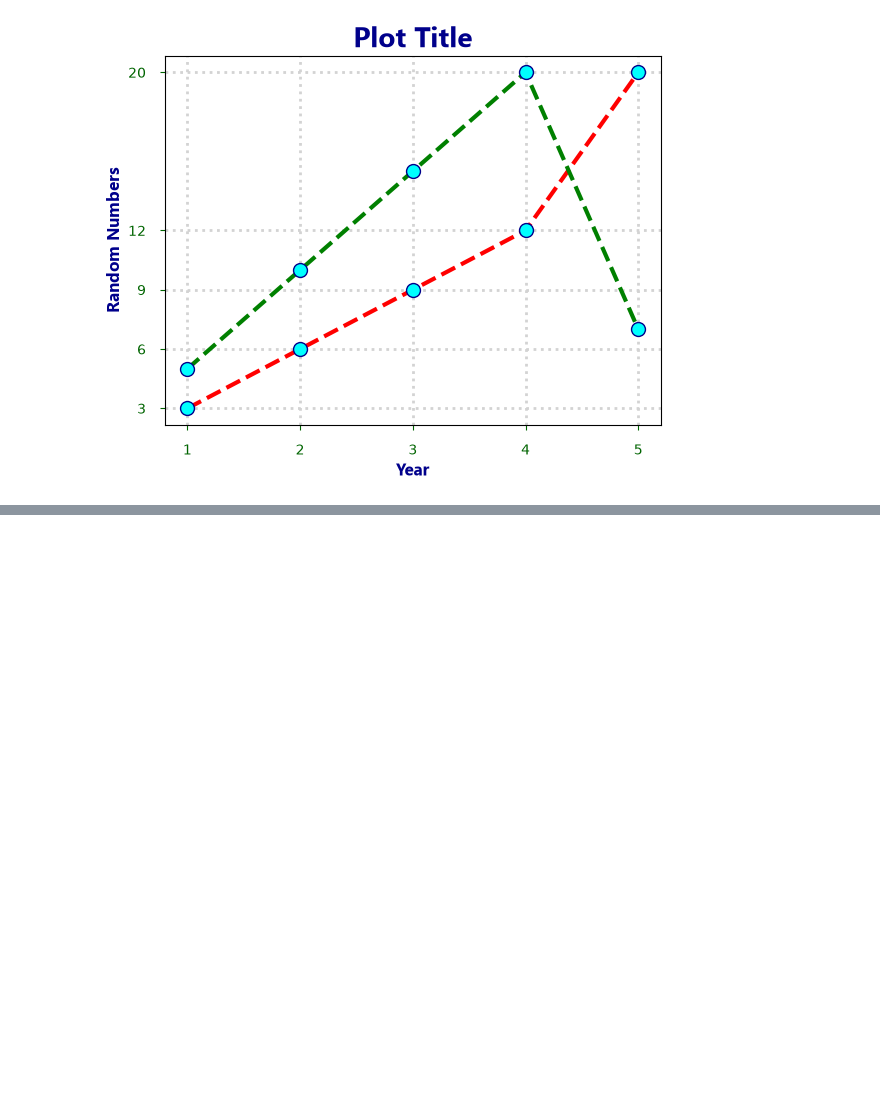
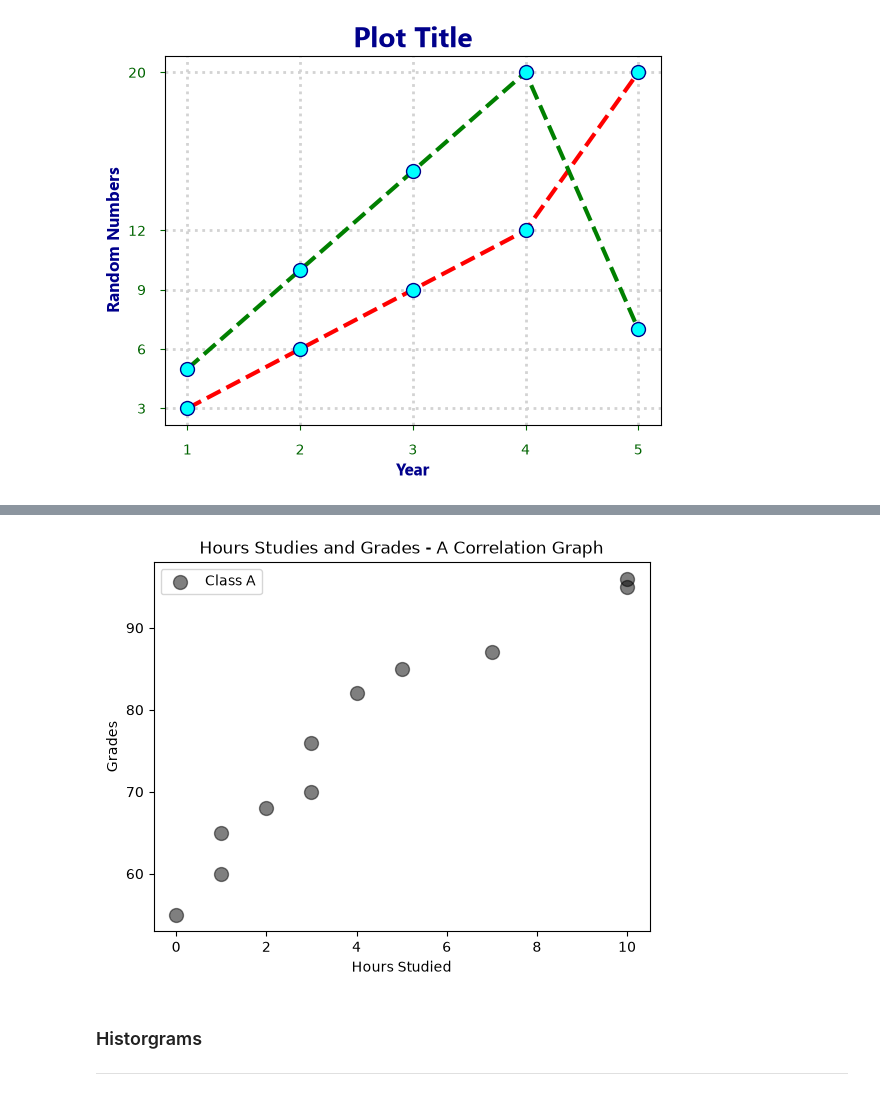
Before and after one commit to swasthiksujan/matplotlib-custom-documentation, a Jupyter notebook: matplotlib_custom_documentation.ipynb, the cells around one changed output, grey strips where cells are left out. Drawn from its saved outputs; the diff is of its cells as text; code cells hidden in the pictures; blank space fills up the shorter version.

```diff
--- a/matplotlib_custom_documentation.ipynb
+++ b/matplotlib_custom_documentation.ipynb
@@ -153,0 +224,20 @@ plt.show()
+# %%
+hours_studied = np.array([0, 1, 3, 4, 1, 3, 2, 5, 7, 10, 10])
+grades = np.array([55, 60, 65, 68, 70, 76, 82, 85, 87, 95, 96])
+
+plt.xlabel("Hours Studied")
+plt.ylabel("Grades")
+plt.title("Hours Studies and Grades - A Correlation Graph")
+
+plt.scatter(np.sort(hours_studied), np.sort(grades),
+            color="black",
+            alpha=0.5,
+            s = 100,
+            label="Class A") # sorted them here to get a positive correlation hehe
+plt.legend()
+plt.show()
+# %% [output]
+[figure, added]
+# %% [markdown]
+### Historgrams
+---
```
Also changed, not shown: parts of 5 cells of this notebook.
